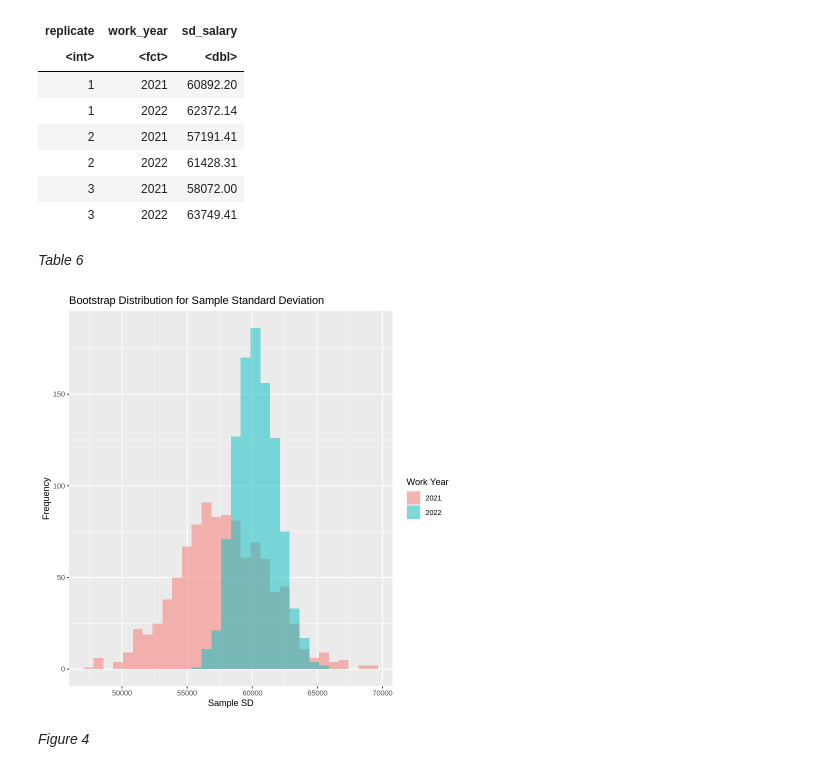
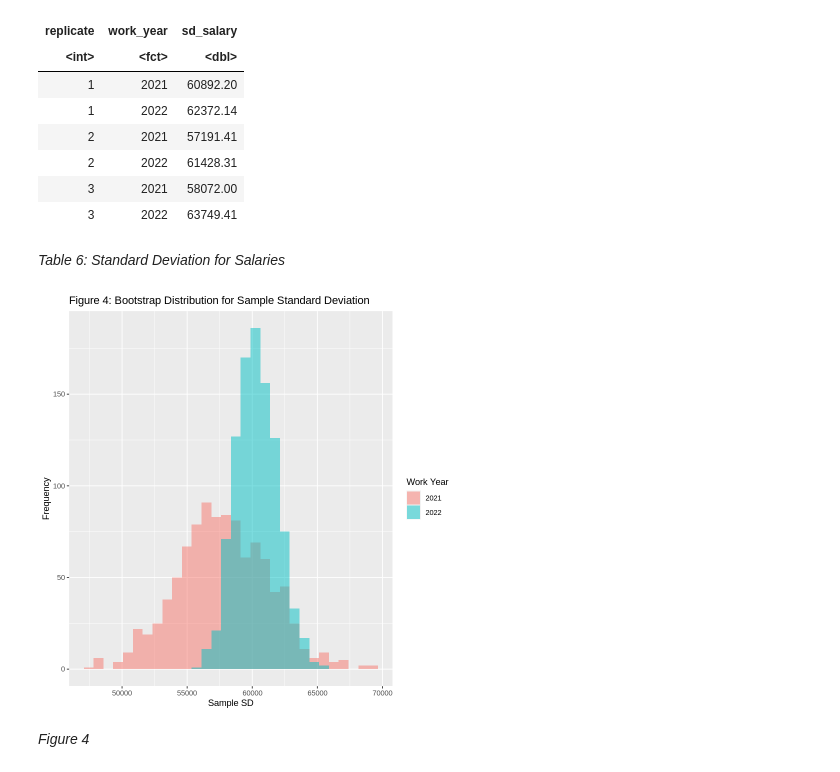
Before and after one commit to joelbonnie/CyberSecSalaryInference, a Jupyter notebook: finalReport.ipynb, the cells around one changed output. Drawn from its saved outputs; the diff is of its cells as text; code cells hidden in the pictures.

```diff
--- a/finalReport.ipynb
+++ b/finalReport.ipynb
@@ -301,18 +320,18 @@ A grouped_df: 6 × 3
 | 3 | 2021 | 58072.00 |
 | 3 | 2022 | 63749.41 |
 # %% [markdown]
-*Table 6*
+*Table 6: Standard Deviation for Salaries*
 # %%
 # creating the bootstrap distribution
 sd_bootstrap_dist <- sd_bootstrap %>%
     ggplot() +
     geom_histogram(aes(x = sd_salary,fill = work_year),
                    bins = 30,position = 'identity',alpha = 0.5) +
     labs(fill = 'Work Year', x = 'Sample SD', y = 'Frequency') +
-    ggtitle('Bootstrap Distribution for Sample Standard Deviation')
+    ggtitle('Figure 4: Bootstrap Distribution for Sample Standard Deviation')
 sd_bootstrap_dist
 # %% [output]
-[figure, old version]
+[figure, new version]
 # %% [markdown]
 *Figure 4*
 # %%
```
Also changed, not shown: parts of 29 cells of this notebook.
